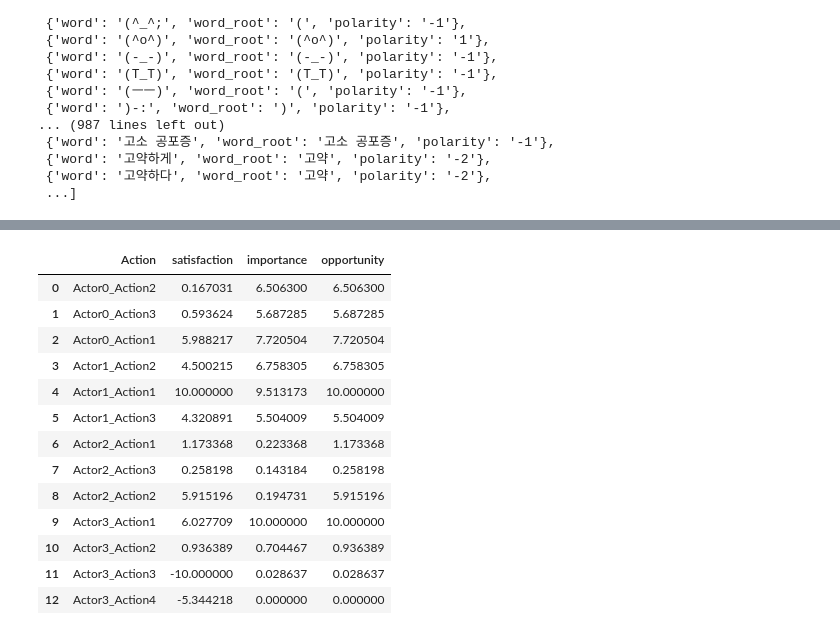
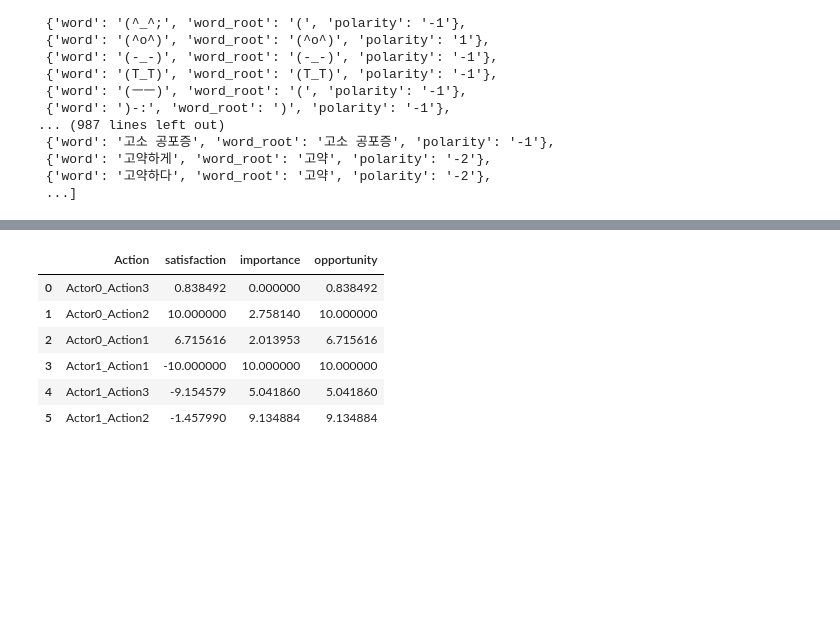
Before and after one commit to narae916/UGS-DX-Project, a Jupyter notebook: 광파오븐/데이터 분석.ipynb, the cells around one changed output, grey strips where cells are left out. Cells and saved outputs as stored; diff of their text form; code cells hidden in the pictures; blank space fills up the shorter version.

```diff
--- a/광파오븐/데이터 분석.ipynb
+++ b/광파오븐/데이터 분석.ipynb
@@ -818,22 +356,0 @@ Text(0, 0.5, 'Coherence score')
-# %%
-import numpy as np
-from tqdm import tqdm
-
-topic_num = 4
-ldamodel = gensim.models.LdaModel(corpus, num_topics=topic_num, id2word=dictionary, random_state=1, passes=5)
-action_align = []
-
-for doc in tqdm(ldamodel.get_document_topics(corpus)):
-    label = []
-    value = []
-    for score in doc:
-        label.append(score[0])
-        value.append(score[1])
-
-    max_index = np.argmax(value)
-    action_n = label[max_index]
-    action_align.append(action_n)
-
-df_cluster3.loc[:, 'action_cluster'] = action_align
-
-df_cluster3
@@ -869,14 +356,0 @@ Topic ID: 3, Description: 0.041*"기능" + 0.036*"사용" + 0.017*"요리" + 0.0
-# %%
-#LDAvis와 LDA 수동으로 토픽 매칭
-new_action_topic = []
-for i in tqdm(df_cluster3.action_cluster):
-    if i == 0:
-        n = 3
-    elif i == 1:
-        n = 4
-    elif i == 2:
-        n = 2
-    else:
-        n = 1
-    new_action_topic.append(n)
-df_cluster3.action_cluster = new_action_topic
@@ -915,9 +363,8 @@ df_combined.to_csv("data/클러스터_분석_태그.csv", index=False)
 # %%
 df_cluster0 = df_cluster0[['Title', 'cluster', 'action_cluster']]
 df_cluster1 = df_cluster1[['Title', 'cluster', 'action_cluster']]
-df_cluster2 = df_cluster2[['Title', 'cluster', 'action_cluster']]
-df_cluster3 = df_cluster3[['Title', 'cluster', 'action_cluster']]
-df_combined = pd.concat([df_cluster0, df_cluster1, df_cluster2, df_cluster3],
+
+df_combined = pd.concat([df_cluster0, df_cluster1],
                         ignore_index=True)
 df_combined
 # %% [output]
@@ -1247,26 +631,19 @@ def Opportunity_score(satisfaction, importance):
 # %%
 opportunity_list = []
 for s, i in zip(sents_df['satisfaction'], sents_df['importance']):
     score_result = Opportunity_score(s, i)
     opportunity_list.append(score_result)
 sents_df['opportunity'] = opportunity_list
-sents_df.to_csv('data/opportunity_score_df.csv', index=False)
+sents_df.to_csv('data/new_opportunity_score_df.csv', index=False)
 sents_df
 # %% [output]
 |  | Action | satisfaction | importance | opportunity |
-| 0 | Actor0_Action2 | 0.167031 | 6.506300 | 6.506300 |
-| 1 | Actor0_Action3 | 0.593624 | 5.687285 | 5.687285 |
-| 2 | Actor0_Action1 | 5.988217 | 7.720504 | 7.720504 |
-| 3 | Actor1_Action2 | 4.500215 | 6.758305 | 6.758305 |
-| 4 | Actor1_Action1 | 10.000000 | 9.513173 | 10.000000 |
-| 5 | Actor1_Action3 | 4.320891 | 5.504009 | 5.504009 |
-| 6 | Actor2_Action1 | 1.173368 | 0.223368 | 1.173368 |
-| 7 | Actor2_Action3 | 0.258198 | 0.143184 | 0.258198 |
-| 8 | Actor2_Action2 | 5.915196 | 0.194731 | 5.915196 |
-| 9 | Actor3_Action1 | 6.027709 | 10.000000 | 10.000000 |
-| 10 | Actor3_Action2 | 0.936389 | 0.704467 | 0.936389 |
-| 11 | Actor3_Action3 | -10.000000 | 0.028637 | 0.028637 |
-| 12 | Actor3_Action4 | -5.344218 | 0.000000 | 0.000000 |
+| 0 | Actor0_Action3 | 0.838492 | 0.000000 | 0.838492 |
+| 1 | Actor0_Action2 | 10.000000 | 2.758140 | 10.000000 |
+| 2 | Actor0_Action1 | 6.715616 | 2.013953 | 6.715616 |
+| 3 | Actor1_Action1 | -10.000000 | 10.000000 | 10.000000 |
+| 4 | Actor1_Action3 | -9.154579 | 5.041860 | 5.041860 |
+| 5 | Actor1_Action2 | -1.457990 | 9.134884 | 9.134884 |
 # %%
 colors = np.random.rand(len(sents_df.Action), 3)
 satisfaction = sents_df.satisfaction
```
Also changed, not shown: parts of 93 cells of this notebook, 16 other files.
